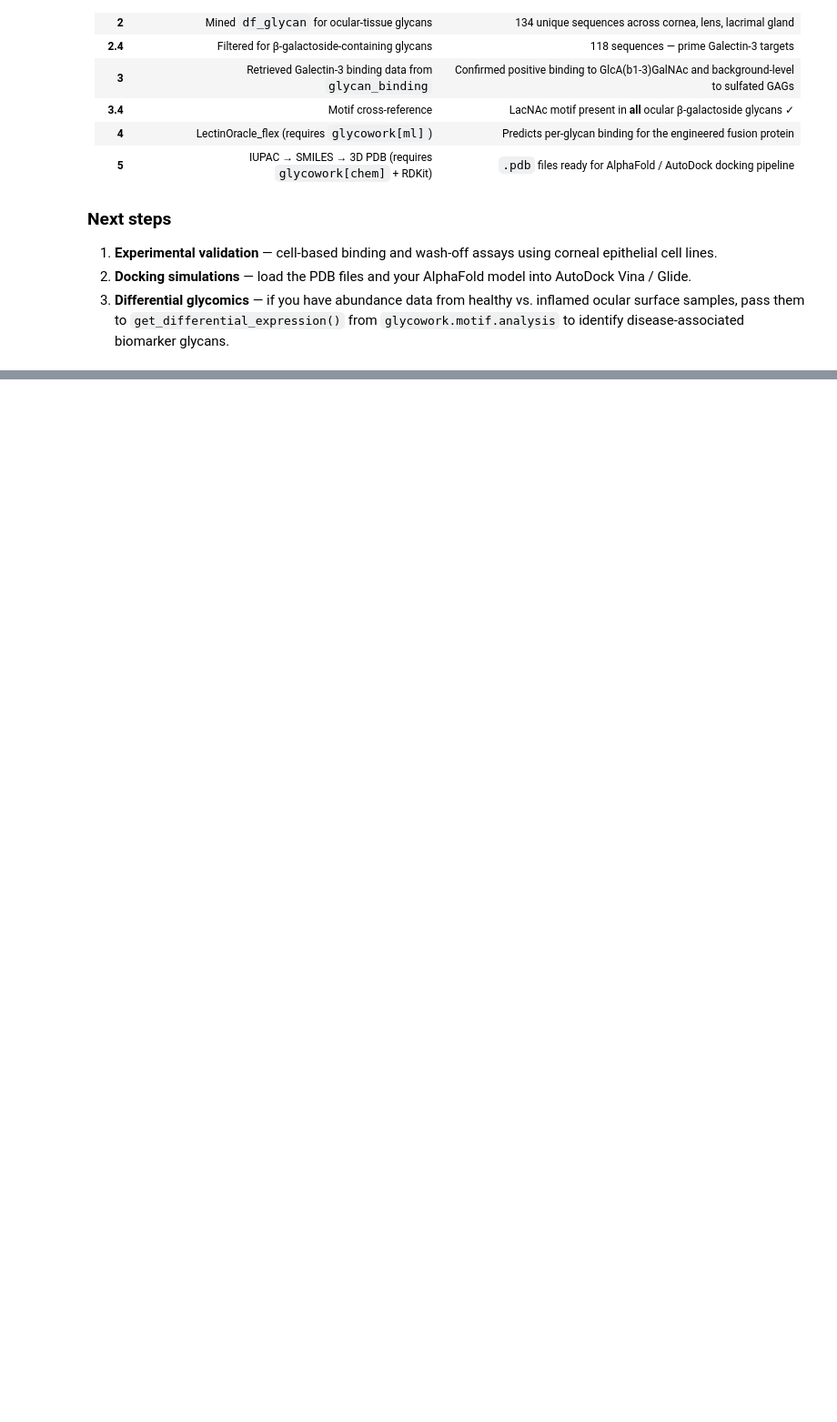
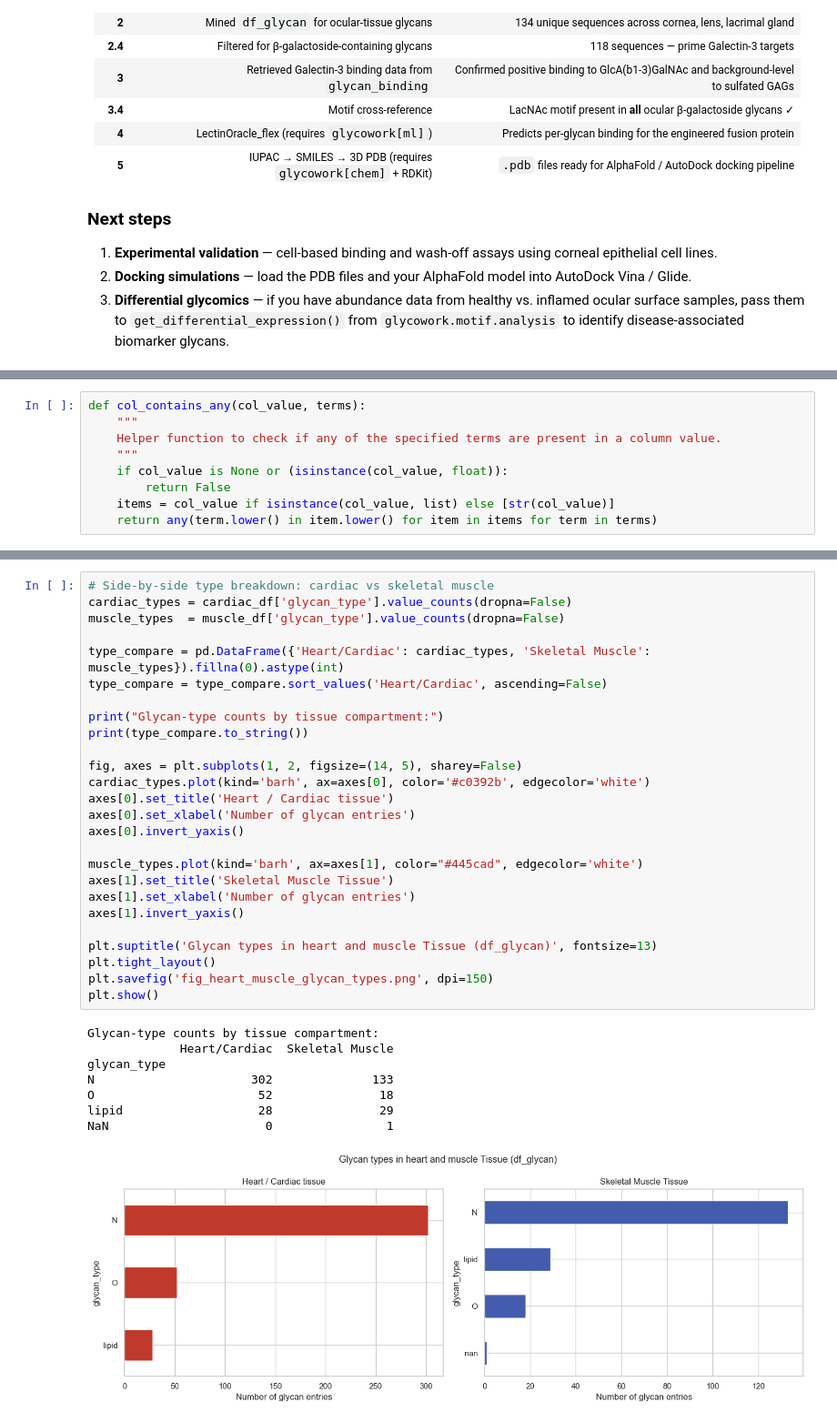
Before and after one commit to iGEM-2026-glyEYEco/glyEYEco-glycowork, a Jupyter notebook: glEYEco Gal 3 search script/glyEYEco-glycowork/galectin3_analysis.ipynb, the cells around one changed output, grey strips where cells are left out. Shown at 91% size. Saved outputs shown, nothing was run; the diff lists cells and outputs as text; blank space fills up the shorter version.

Commit message:
Eye, Heart, and Muscle Comparisons in Glycans and LacNAc interations

```diff
--- a/glEYEco Gal 3 search script/glyEYEco-glycowork/galectin3_analysis.ipynb
+++ b/glEYEco Gal 3 search script/glyEYEco-glycowork/galectin3_analysis.ipynb
@@ -1309,6 +1304,15 @@ Passing `palette` without assigning `hue` is deprecated and will be removed in v
 **Goal:** We are looking for glycosylation within the cardiac and skeletal muscle tissue using `df_glycan`, providing a systemic view of which glycan types, structural motifs, and Beta-Galactoside Epitopes are present in these tissues.
 
 As such, we are mining for entries associated with the heart, cardiac muscle, skeletal muscle, and the myocardium. Afterwards, we are annotating the structural motifs and identifying primary Galectin-3 Targets.
+# %%
+def col_contains_any(col_value, terms):
+    """
+    Helper function to check if any of the specified terms are present in a column value.
+    """
+    if col_value is None or (isinstance(col_value, float)):
+        return False
+    items = col_value if isinstance(col_value, list) else [str(col_value)]
+    return any(term.lower() in item.lower() for item in items for term in terms)
 # %%
 CARDIAC_TISSUE_TERMS  = ['heart', 'cardiac', 'myocardium', 'cardiomyocyte', 'atrium', 'ventricle',
                           'pericardium', 'endocardium', 'myocardial']
@@ -1342,0 +1446,35 @@ NameError: name 'col_contains_any' is not defined
+# %%
+# Side-by-side type breakdown: cardiac vs skeletal muscle
+cardiac_types = cardiac_df['glycan_type'].value_counts(dropna=False)
+muscle_types  = muscle_df['glycan_type'].value_counts(dropna=False)
+
+type_compare = pd.DataFrame({'Heart/Cardiac': cardiac_types, 'Skeletal Muscle': muscle_types}).fillna(0).astype(int)
+type_compare = type_compare.sort_values('Heart/Cardiac', ascending=False)
+
+print("Glycan-type counts by tissue compartment:")
+print(type_compare.to_string())
+
+fig, axes = plt.subplots(1, 2, figsize=(14, 5), sharey=False)
+cardiac_types.plot(kind='barh', ax=axes[0], color='#c0392b', edgecolor='white')
+axes[0].set_title('Heart / Cardiac tissue')
+axes[0].set_xlabel('Number of glycan entries')
+axes[0].invert_yaxis()
+
+muscle_types.plot(kind='barh', ax=axes[1], color="#445cad", edgecolor='white')
+axes[1].set_title('Skeletal Muscle Tissue')
+axes[1].set_xlabel('Number of glycan entries')
+axes[1].invert_yaxis()
+
+plt.suptitle('Glycan types in heart and muscle Tissue (df_glycan)', fontsize=13)
+plt.tight_layout()
+plt.savefig('fig_heart_muscle_glycan_types.png', dpi=150)
+plt.show()
+# %% [output]
+Glycan-type counts by tissue compartment:
+             Heart/Cardiac  Skeletal Muscle
+glycan_type
+N                      302              133
+O                       52               18
+lipid                   28               29
+NaN                      0                1
+[figure, added]
```
Also changed, not shown: parts of 24 cells of this notebook, 17 other files.
